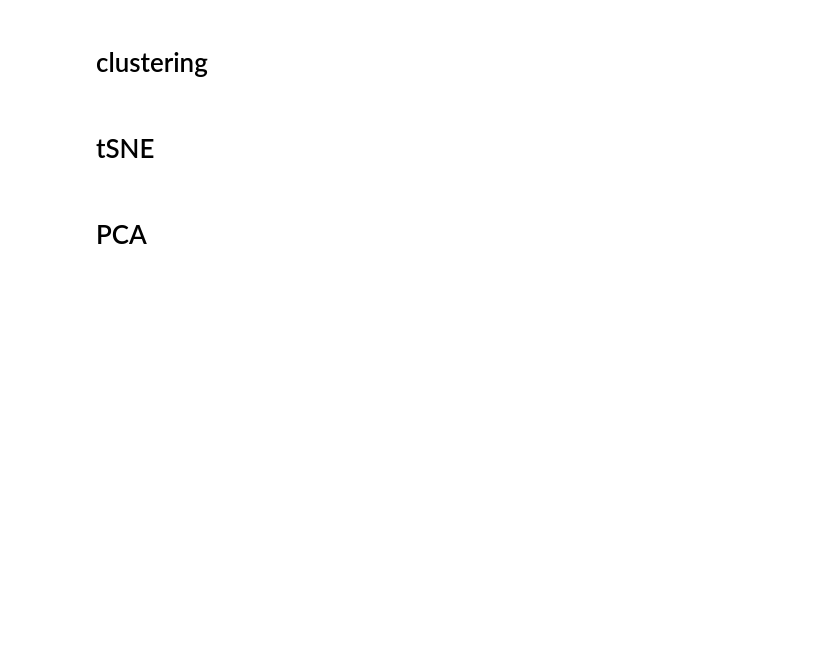
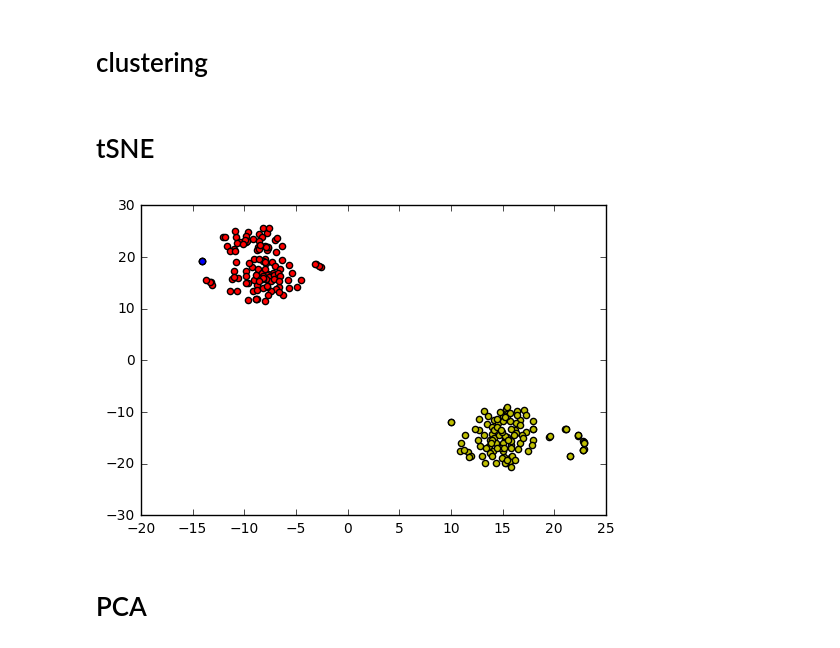
Before and after one commit to Tewi/Proyecto-Mineria-de-Datos, a Jupyter notebook: Proyecto_Data_Mining.ipynb, the cells around one changed output. Saved outputs shown, nothing was run; the diff lists cells and outputs as text; code cells hidden in the pictures; blank space fills up the shorter version.

```diff
--- a/Proyecto_Data_Mining.ipynb
+++ b/Proyecto_Data_Mining.ipynb
@@ -346,27 +453,48 @@ centroids = kmeans.cluster_centers_
 # tSNE
 # %%
 r = []
+r_l = []
 g = []
+g_l = []
 b = []
+b_l = []
 y = []
-
+y_l = []
+c=[]
+c_l=[]
+m=[]
+m_l=[]
 
 r_embedded = TSNE(n_components=2,n_iter=100000000).fit_transform(X)
 r_embedded.shape
 for k in range(len(labels)):
     if labels[k]==0:
         r.append(X_embedded[k])
+        r_l.append(paises[k])
     elif labels[k]==1:
         g.append(X_embedded[k])
+        g_l.append(paises[k])
     elif labels[k]==2:
         b.append(X_embedded[k])
+        b_l.append(paises[k])
     elif labels[k]==3:
         y.append(X_embedded[k])
+        y_l.append(paises[k])
+    elif labels[k]==4:
+        c.append(X_embedded[k])
+        c_l.append(paises[k])
+    elif labels[k]==5:
+        m.append(X_embedded[k])
+        m_l.append(paises[k])
 plt.scatter([item[0] for item in r], [item[1] for item in r], c="r", cmap=plt.cm.Spectral)
 plt.scatter([item[0] for item in g], [item[1] for item in g], c="g", cmap=plt.cm.Spectral)
 plt.scatter([item[0] for item in b], [item[1] for item in b], c="b", cmap=plt.cm.Spectral)
-plt.scatter([item[0] for item in b], [item[1] for item in b], c="y", cmap=plt.cm.Spectral)
+plt.scatter([item[0] for item in y], [item[1] for item in y], c="y", cmap=plt.cm.Spectral)
+plt.scatter([item[0] for item in c], [item[1] for item in c], c="c", cmap=plt.cm.Spectral)
+plt.scatter([item[0] for item in m], [item[1] for item in m], c="m", cmap=plt.cm.Spectral)
 plt.show()
+# %% [output]
+[figure, added]
 # %% [markdown]
 # PCA
 # %%
```
Also changed, not shown: parts of 38 cells of this notebook.
